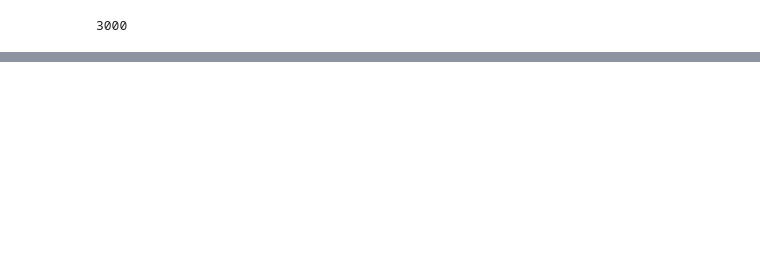
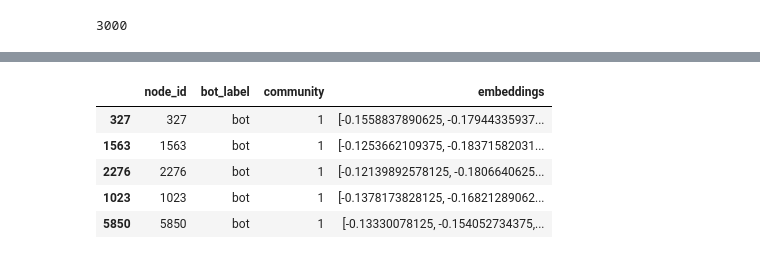
Before and after one commit to samuncleML/Bot-Detection, a Jupyter notebook: src/bot_GCL.ipynb, the cells around one changed output, grey strips where cells are left out. Saved outputs shown, nothing was run; the diff lists cells and outputs as text; code cells hidden in the pictures; blank space fills up the shorter version.

Commit message:
Community Setup

```diff
--- a/src/bot_GCL.ipynb
+++ b/src/bot_GCL.ipynb
@@ -18,6 +18,19 @@ features.head()
 # %%
-users = features[['node_id']].sample(n=3000, replace=False)
-bot = users.
+users = features[['node_id', 'bot_label']].sample(n=3000, replace=False)
+bot = users.sample(frac=0.5, replace=False)
+human = users.drop(bot.index)
 len(users)
 # %% [output]
 3000
+# %%
+bot.head()
+communities = [i+1 for i in range(50)]
+bot['community'] = 0
+
+i = 0
+while i < 1500:
+
+    bot.iloc[i: i+50, 2] = communities
+    i += 50
+
+bot['community'].value_counts()
@@ -23,0 +116,3 @@ len(users)
+# %%
+bot = bot.sort_values(by='community')
+bot.head()
@@ -23,0 +319,17 @@ len(users)
+# %%
+embs = []
+
+for  obj in embeddings_list:
+    embs.append(obj['embedding'])
+
+
+bot['embeddings'] = embs
+bot['bot_label'] = bot['bot_label'].str.replace('human', 'bot')
+bot.head()
+# %% [output]
+|  | node_id | bot_label | community | embeddings |
+| 327 | 327 | bot | 1 | [-0.1558837890625, -0.17944335937... |
+| 1563 | 1563 | bot | 1 | [-0.1253662109375, -0.18371582031... |
+| 2276 | 2276 | bot | 1 | [-0.12139892578125, -0.1806640625... |
+| 1023 | 1023 | bot | 1 | [-0.1378173828125, -0.16821289062... |
+| 5850 | 5850 | bot | 1 | [-0.13330078125, -0.154052734375,... |
```
Also changed, not shown: parts of 12 cells of this notebook, 2 other files.
